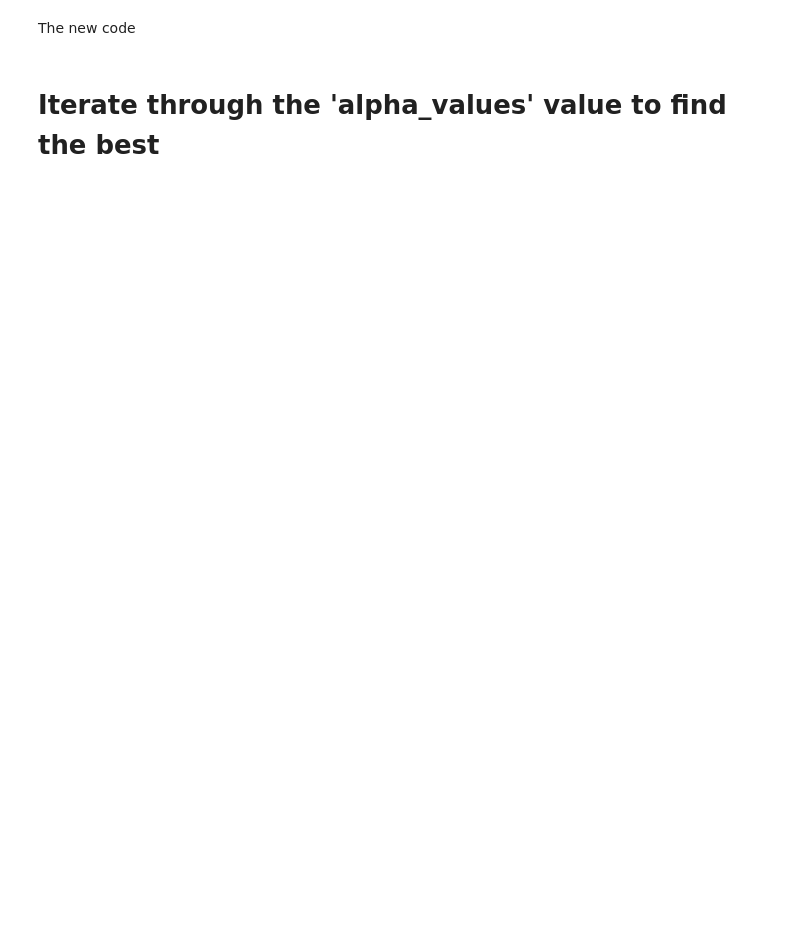
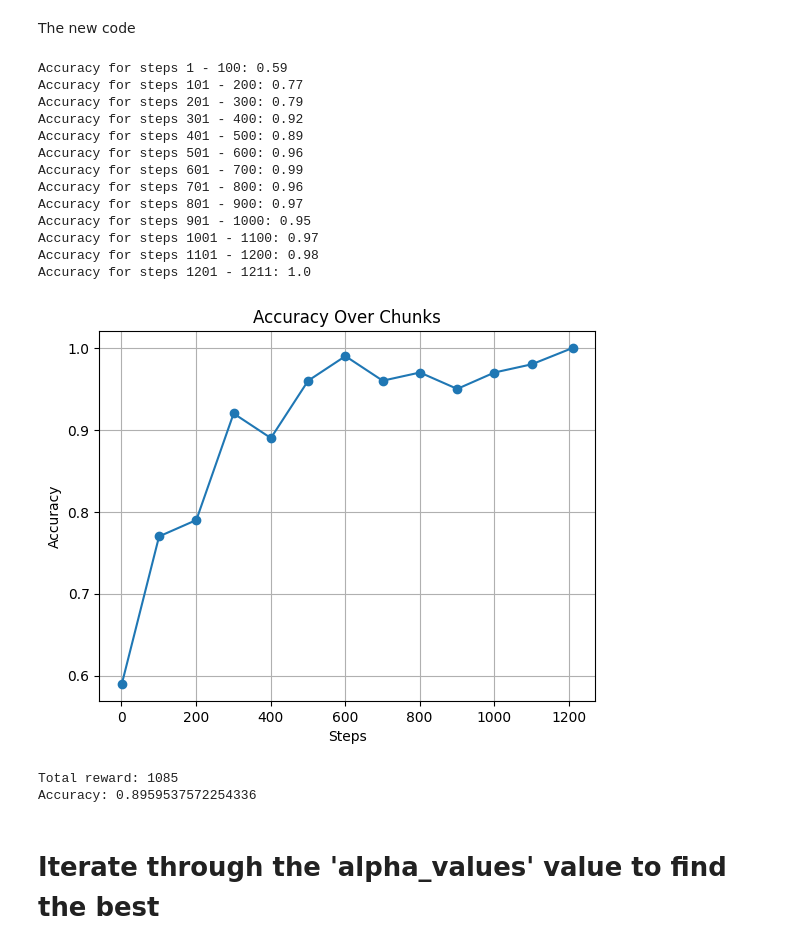
Before and after one commit to YeoWeiHan123/MMA-Contextual-Bandit, a Jupyter notebook: bt4014-mma.ipynb, the cells around one changed output. Drawn from its saved outputs; the diff is of its cells as text; code cells hidden in the pictures; blank space fills up the shorter version.

```diff
--- a/bt4014-mma.ipynb
+++ b/bt4014-mma.ipynb
@@ -141,7 +267,7 @@ class ContextualThompsonSampling:
             A_inv = np.linalg.inv(self.A[arm])
             mu_hat = A_inv @ self.b[arm]
             v = self.R * np.sqrt(24 / self.epsilon * self.n_features * np.log(1 / self.delta))
-            mu_tilde = np.random.multivariate_normal(mu_hat.flat, v**2 * A_inv)[..., np.newaxis]
+            mu_tilde = np.random.multivariate_normal(mu_hat.flat, v**2 * (A_inv + A_inv.T) / 2)[..., np.newaxis]
             scores[arm] = context @ mu_tilde
 
         selected_arm = np.argmax(scores)
@@ -241,33 +367,50 @@ for fight_index in range(num_fights):
 for i in range(len(chunk_rewards)):
     if (i + 1) * chunk_size <= num_fights:
         print(f"Accuracy for steps {i * chunk_size + 1} - {(i + 1) * chunk_size}: {chunk_correct_predictions[i] / chunk_size}")
     else:  # Handle the last chunk which might be smaller than chunk_size
         print(f"Accuracy for steps {i * chunk_size + 1} - {num_fights}: {chunk_correct_predictions[i] / (num_fights - i * chunk_size)}")
 
 import matplotlib.pyplot as plt
 
 # Calculate the accuracy for each chunk
 accuracies = [chunk_correct_predictions[i] / chunk_size if (i + 1) * chunk_size <= num_fights
               else chunk_correct_predictions[i] / (num_fights - i * chunk_size)
               for i in range(len(chunk_rewards))]
 
 # Create x-axis values for the plot
 x_values = [i * chunk_size + 1 if (i + 1) * chunk_size <= num_fights
             else num_fights
             for i in range(len(chunk_rewards))]
 
 # Plot the line graph
 plt.plot(x_values, accuracies, marker='o', linestyle='-')
 plt.title('Accuracy Over Chunks')
 plt.xlabel('Steps')
 plt.ylabel('Accuracy')
 plt.grid(True)
 plt.show()
 
 # Calculate accuracy
 accuracy = correct_predictions / num_fights
 print(f"Total reward: {total_reward}")
 print(f"Accuracy: {accuracy}")
+# %% [output]
+Accuracy for steps 1 - 100: 0.59
+Accuracy for steps 101 - 200: 0.77
+Accuracy for steps 201 - 300: 0.79
+Accuracy for steps 301 - 400: 0.92
+Accuracy for steps 401 - 500: 0.89
+Accuracy for steps 501 - 600: 0.96
+Accuracy for steps 601 - 700: 0.99
+Accuracy for steps 701 - 800: 0.96
+Accuracy for steps 801 - 900: 0.97
+Accuracy for steps 901 - 1000: 0.95
+Accuracy for steps 1001 - 1100: 0.97
+Accuracy for steps 1101 - 1200: 0.98
+Accuracy for steps 1201 - 1211: 1.0
+[figure, added]
+Total reward: 1085
+Accuracy: 0.8959537572254336
 # %% [markdown]
 # Iterate through the 'alpha_values' value to find the best
 # %%
```
Also changed, not shown: parts of 21 cells of this notebook.
